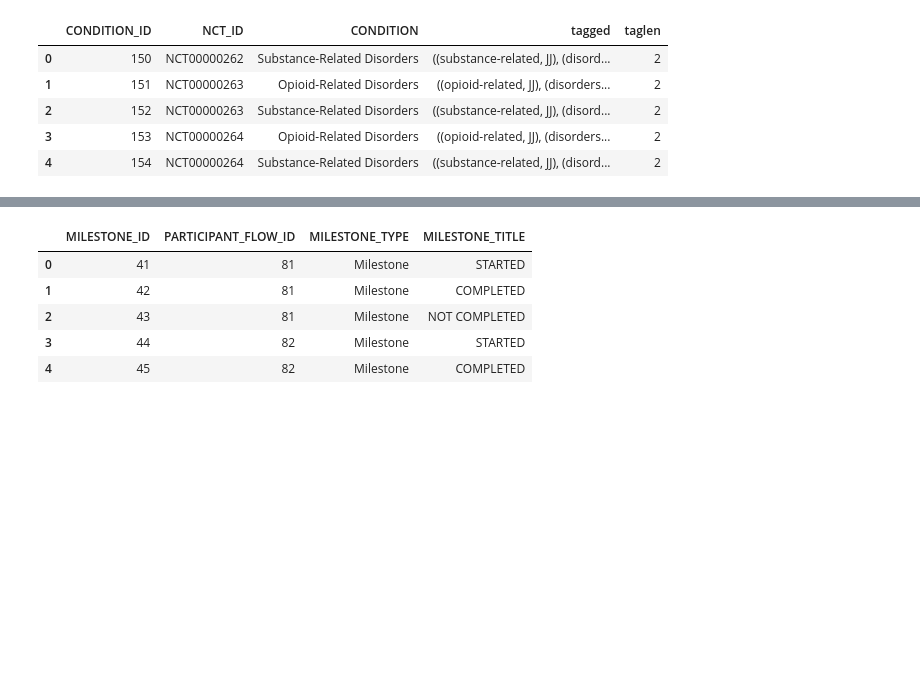
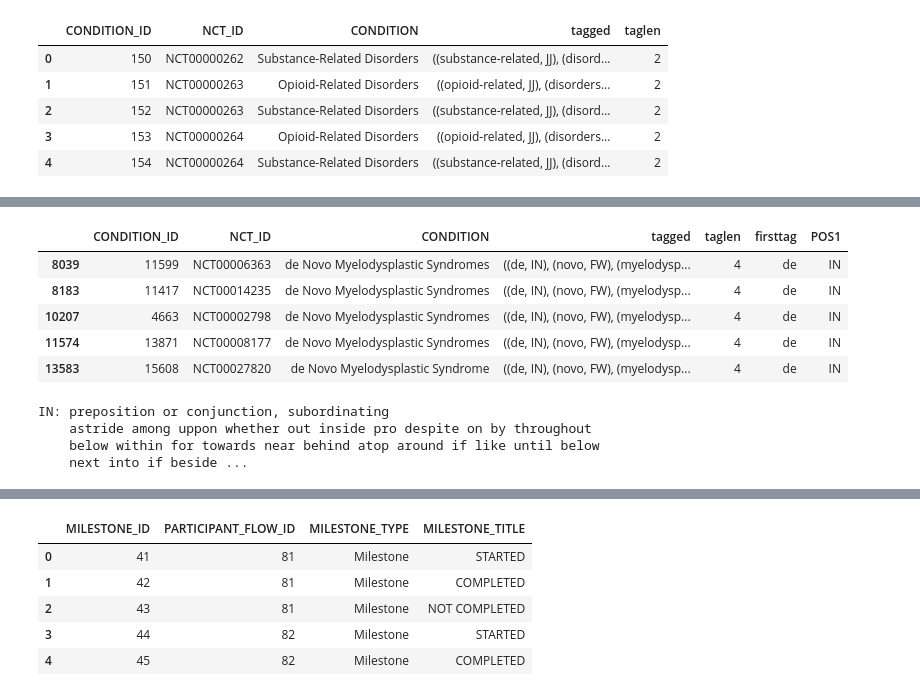
Before and after one commit to szeitlin/clinicaltrials, a Jupyter notebook: 07132016_nltk.ipynb, the cells around one changed output, grey strips where cells are left out. Drawn from its saved outputs; the diff is of its cells as text; code cells hidden in the pictures; blank space fills up the shorter version.

```diff
--- a/07132016_nltk.ipynb
+++ b/07132016_nltk.ipynb
@@ -61,0 +92,16 @@ truncated = conditions[conditions['taglen'] < 5]
+# %%
+conditions[conditions['POS1']=='IN'].head()
+# %% [output]
+|  | CONDITION_ID | NCT_ID | CONDITION | tagged | taglen | firsttag | POS1 |
+| 8039 | 11599 | NCT00006363 | de Novo Myelodysplastic Syndromes | ((de, IN), (novo, FW), (myelodysp... | 4 | de | IN |
+| 8183 | 11417 | NCT00014235 | de Novo Myelodysplastic Syndromes | ((de, IN), (novo, FW), (myelodysp... | 4 | de | IN |
+| 10207 | 4663 | NCT00002798 | de Novo Myelodysplastic Syndromes | ((de, IN), (novo, FW), (myelodysp... | 4 | de | IN |
+| 11574 | 13871 | NCT00008177 | de Novo Myelodysplastic Syndromes | ((de, IN), (novo, FW), (myelodysp... | 4 | de | IN |
+| 13583 | 15608 | NCT00027820 | de Novo Myelodysplastic Syndrome | ((de, IN), (novo, FW), (myelodysp... | 4 | de | IN |
+# %%
+nltk.help.upenn_tagset('IN')
+# %% [output]
+IN: preposition or conjunction, subordinating
+    astride among uppon whether out inside pro despite on by throughout
+    below within for towards near behind atop around if like until below
+    next into if beside ...
```
Also changed, not shown: parts of 14 cells of this notebook, 2 other files.
